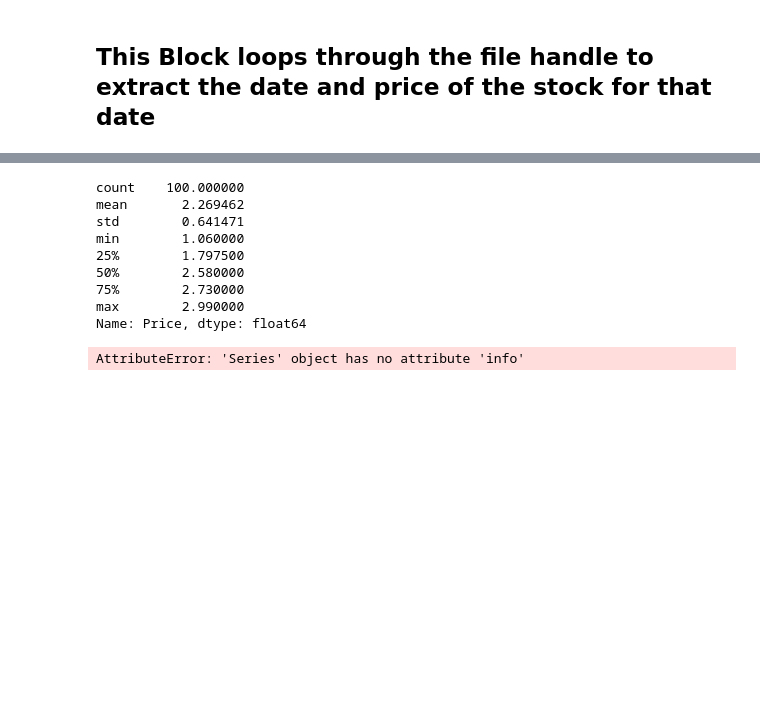
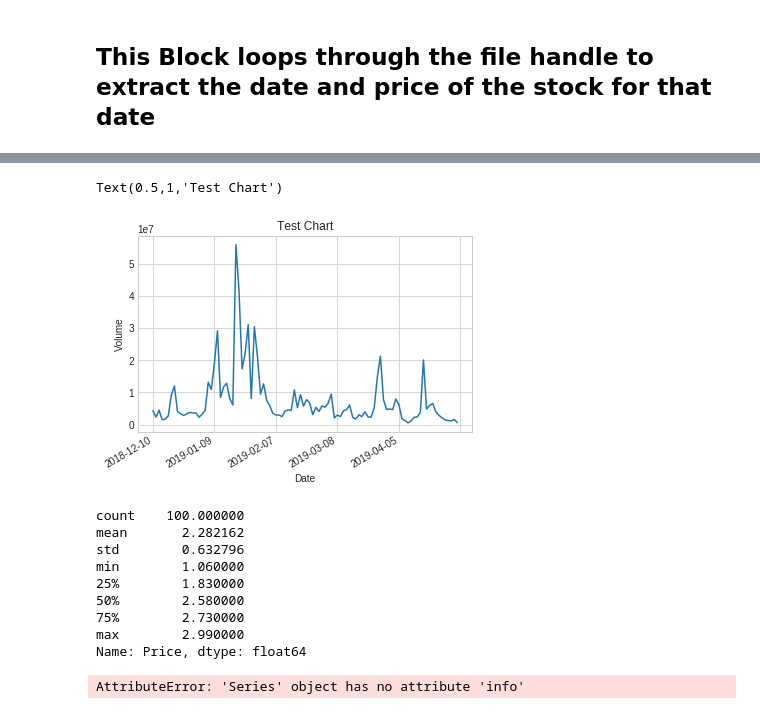
Before and after one commit to ctd1077/AVapi, a Jupyter notebook: AVapi.ipynb, the cells around one changed output, grey strips where cells are left out. Saved outputs shown, nothing was run; the diff lists cells and outputs as text; code cells hidden in the pictures; blank space fills up the shorter version.

```diff
--- a/AVapi.ipynb
+++ b/AVapi.ipynb
@@ -153,6 +137,6 @@ def createDframe2(fhand):
 
 
     df = pd.DataFrame(lst,columns=['Date','Volume'])
+    df = df.set_index('Date')
+    df.sort_index(inplace=True)
     return df
-
-createDframe2(fhand)
@@ -196,11 +170,25 @@ Text(0.5,1,'Test Chart')
+# %%
+%matplotlib inline
+df = createDframe2(fhand)
+df = df['Volume'].astype(float)
+fig, ax = plt.subplots()
+fig.autofmt_xdate()
+ax.xaxis.set_major_locator(MaxNLocator(nbins=6))
+plt.plot(df)
+plt.xlabel('Date')
+plt.ylabel('Volume')
+plt.title('Test Chart')
+# %% [output]
+Text(0.5,1,'Test Chart')
+[figure, added]
 # %%
 df.describe()
 # %% [output]
 count    100.000000
-mean       2.269462
-std        0.641471
+mean       2.282162
+std        0.632796
 min        1.060000
-25%        1.797500
+25%        1.830000
 50%        2.580000
 75%        2.730000
 max        2.990000
```
Also changed, not shown: parts of 9 cells of this notebook.
